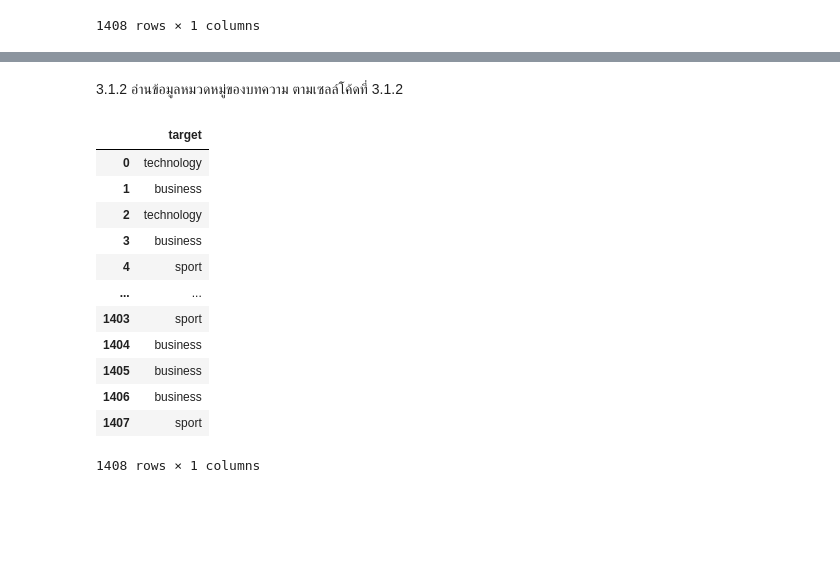
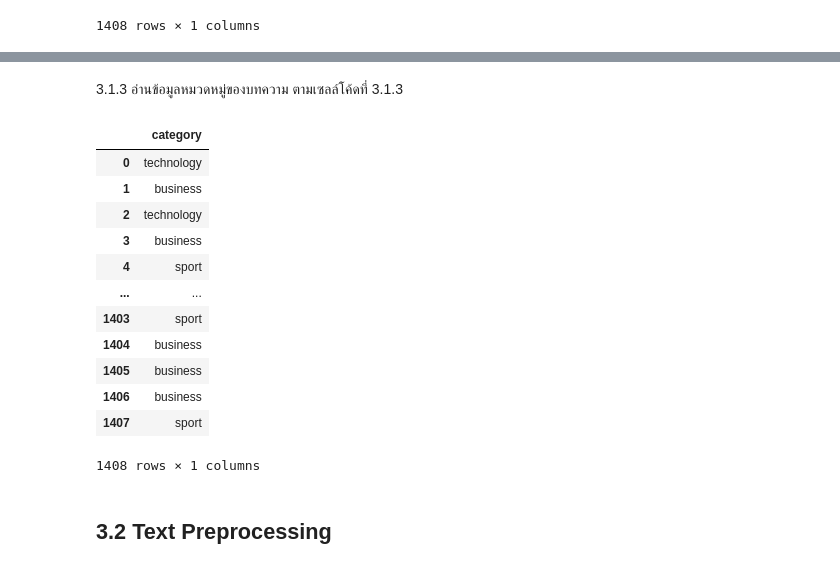
Before and after one commit to tjthanapat/ds4biz-assignment-2, a Jupyter notebook: Task 1 - News Classification/task1.ipynb, the cells around one changed output, grey strips where cells are left out. Drawn from its saved outputs; the diff is of its cells as text; code cells hidden in the pictures; blank space fills up the shorter version.

```diff
--- a/Task 1 - News Classification/task1.ipynb
+++ b/Task 1 - News Classification/task1.ipynb
@@ -608,14 +631,14 @@ article_contents
 # %% [markdown]
-3.1.2 อ่านข้อมูลหมวดหมู่ของบทความ ตามเซลล์โค้ดที่ 3.1.2
+3.1.3 อ่านข้อมูลหมวดหมู่ของบทความ ตามเซลล์โค้ดที่ 3.1.3
 # %%
-### Code Cell 3.1.2  ###
+### Code Cell 3.1.3 ###
 
-targets = pd.read_csv(f'{ROOT_PATH}/data/target/article_categories_all.txt',
-                      sep='\n', header=None)
-targets.columns = ['target']
-targets
+categories = pd.read_csv(f'{ROOT_PATH}/data/target/article_categories_all.txt',
+                         sep='\n', header=None)
+categories.columns = ['category']
+categories
 # %% [output]
-|  | target |
+|  | category |
 | 0 | technology |
 | 1 | business |
 | 2 | technology |
@@ -628,3 +651,5 @@ targets
 | 1406 | business |
 | 1407 | sport |
 1408 rows × 1 columns
+# %% [markdown]
+## 3.2 Text Preprocessing
```
Also changed, not shown: parts of 5 cells of this notebook.
